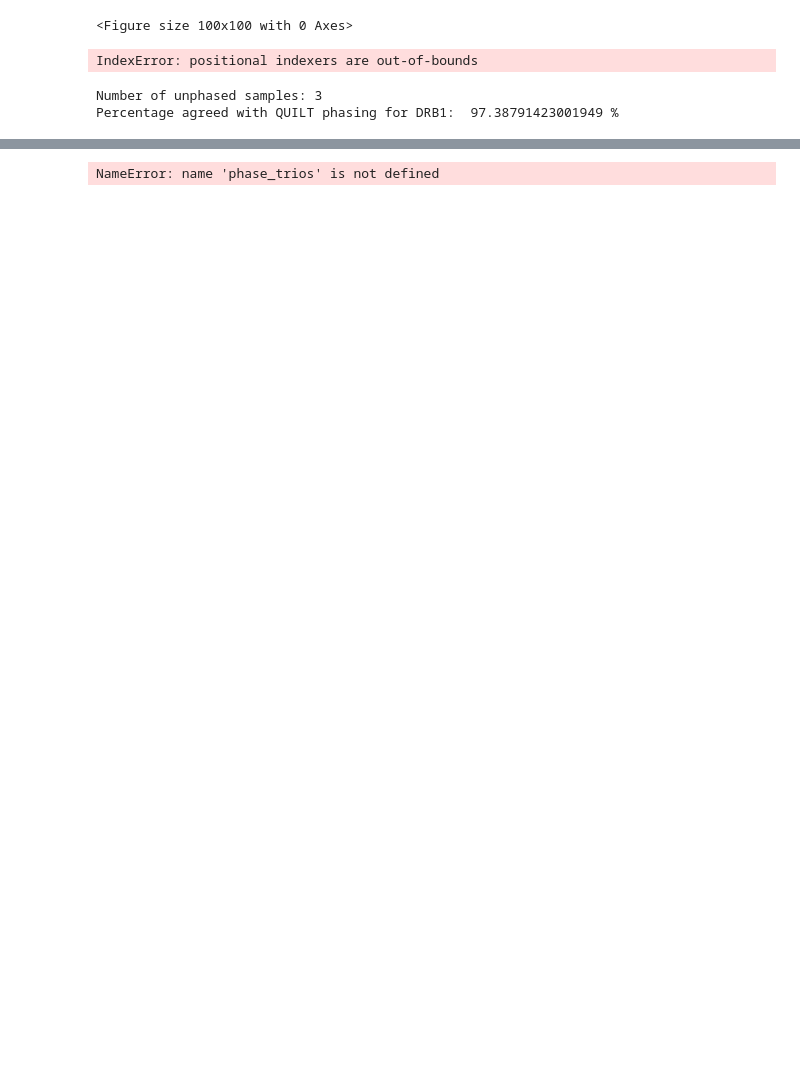
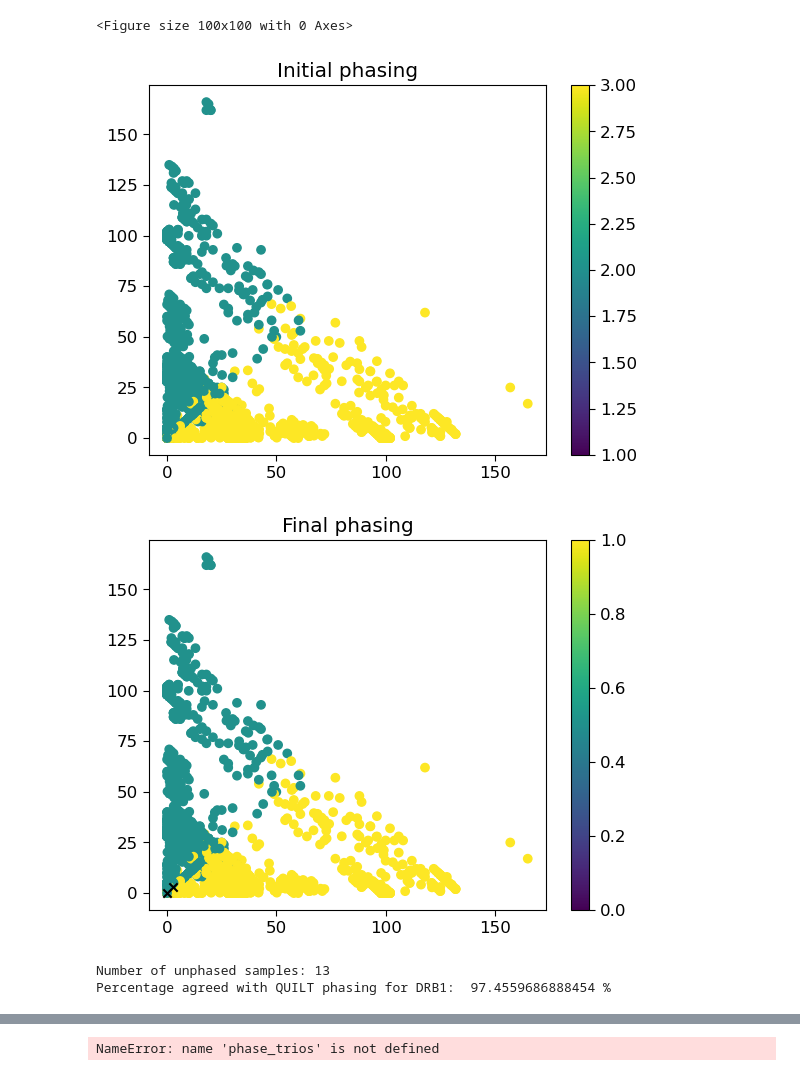
Before and after one commit to Suuuuuuuus/QUILT_sus, a Jupyter notebook: QUILT/Python/phasing_test.ipynb, the cells around one changed output, grey strips where cells are left out. Saved outputs shown, nothing was run; the diff lists cells and outputs as text; code cells hidden in the pictures; blank space fills up the shorter version.

```diff
--- a/QUILT/Python/phasing_test.ipynb
+++ b/QUILT/Python/phasing_test.ipynb
@@ -60,35 +60,37 @@ hlatypes = hlatypes[~hlatypes['Sample ID'].isin(samples_to_remove)].sort_values(
 
 phased_vcf = "/well/band/users/rbx225/recyclable_files/ref_panels/oneKG/oneKG.chr6.vcf.gz"
 reference_allele_file = '/well/band/users/rbx225/recyclable_files/hla/b38_reference_alleles.tsv'
 reference_allele_ary = np.array(lcwgsus.read_tsv_as_lst(reference_allele_file))
 
 return_dict = phase_hla_on_haplotypes(gene = gene,
                             ipd_gen_file_dir = ipd_gen_file_dir,
                             hla_gene_information = hla_gene_information,
                             hlatypes = hlatypes,
                             phased_vcf = phased_vcf,
                             reference_allele_ary = reference_allele_ary,
+                            strict_snp_filter = True,
                             read_from_QUILT = False,
                             subset_vcf_samples = None,
                             sample_linker = None)
 hlatypes = return_dict['hlatypes']
 
 individual = 'NA12878'
-ix = hlatypes.index[hlatypes['Sample ID'] == 'NA12878'][0]
+ix = hlatypes.index[hlatypes['Sample ID'] == individual][0]
 display_indices = np.arange(10)
 html = '1KG-DRB1.html'
 
 res = visualise_phase(gene, ix, hlatypes, return_dict, both_het = True)
 compare_phase(display_indices, res, save_html = True, save_name = html)
 
 plot_first_step_phase(return_dict)
 plot_last_step_phase(return_dict)
 # reference_exclude_samplelist_file = ''
 # if reference_exclude_samplelist_file != '':
 #     samples_to_remove = samples_to_remove + lcwgsus.read_tsv_as_lst(reference_exclude_samplelist_file)
 # if samples_to_remove is not none, save to "hlauntyped.exclude.txt"
 # %% [output]
-IndexError: positional indexers are out-of-bounds
+[figure, added]
+[figure, added]
 # %%
 quilt_phase = pd.read_csv('/well/band/users/rbx225/recyclable_files/hla/1KG_phased_' + gene + '.tsv', sep = '\t')
 
@@ -103,8 +105,8 @@ matched_haps = df1['final_step_phase1'] == df2['phase1_final']
 percet_matched_haps = (matched_haps.sum() / len(df1)) * 100
 print(f'Percentage agreed with QUILT phasing for {gene}: ', percet_matched_haps, '%')
 # %% [output]
-Number of unphased samples: 3
-Percentage agreed with QUILT phasing for DRB1:  97.38791423001949 %
+Number of unphased samples: 13
+Percentage agreed with QUILT phasing for DRB1:  97.4559686888454 %
 # %%
 # For GAMCC
 gene = 'DRB1'
```
Also changed, not shown: parts of 9 cells of this notebook, 1 other file.
